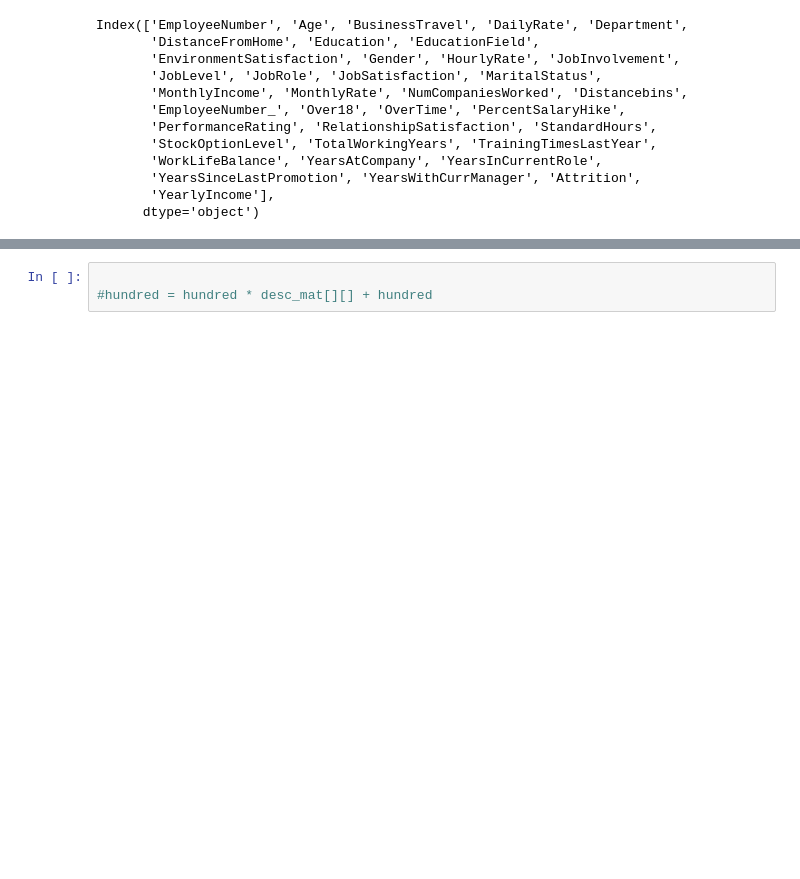
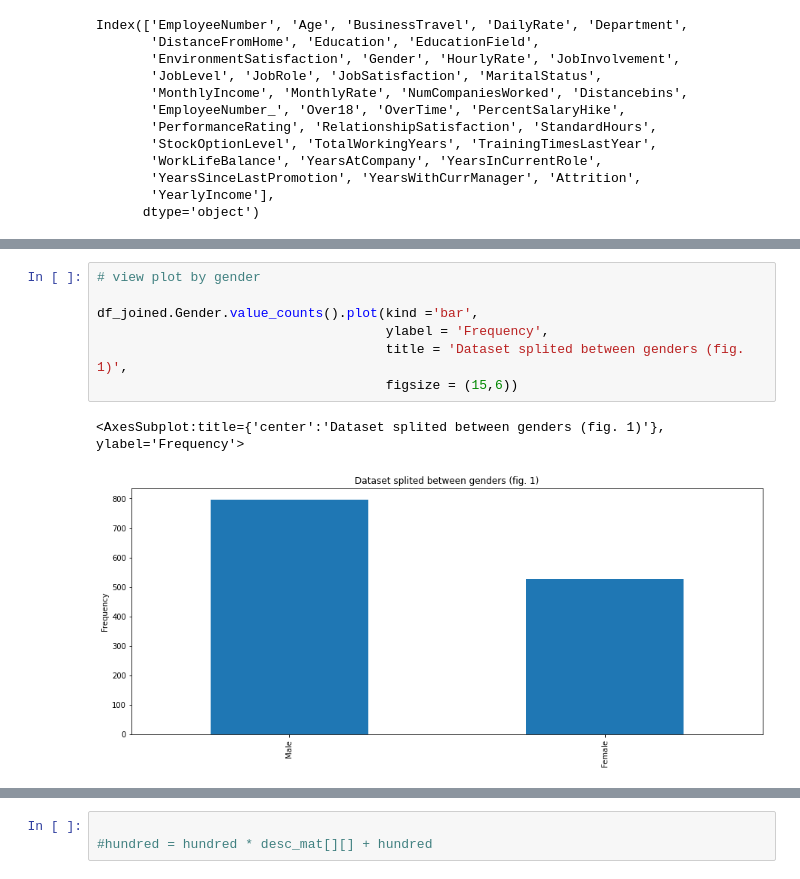
Before and after one commit to bvidru/ML_project_classification, a Jupyter notebook: ML_practical_project_classification.ipynb, the cells around one changed output, grey strips where cells are left out. Cells and saved outputs as stored; diff of their text form; blank space fills up the shorter version.

```diff
--- a/ML_practical_project_classification.ipynb
+++ b/ML_practical_project_classification.ipynb
@@ -771,0 +987,10 @@ Index(['EmployeeNumber', 'Age', 'BusinessTravel', 'DailyRate', 'Department',
+# %%
+# view plot by gender
+
+df_joined.Gender.value_counts().plot(kind ='bar',
+                                     ylabel = 'Frequency',
+                                     title = 'Dataset splited between genders (fig. 1)',
+                                     figsize = (15,6))
+# %% [output]
+<AxesSubplot:title={'center':'Dataset splited between genders (fig. 1)'}, ylabel='Frequency'>
+[figure, added]
```
Also changed, not shown: parts of 131 cells of this notebook.
